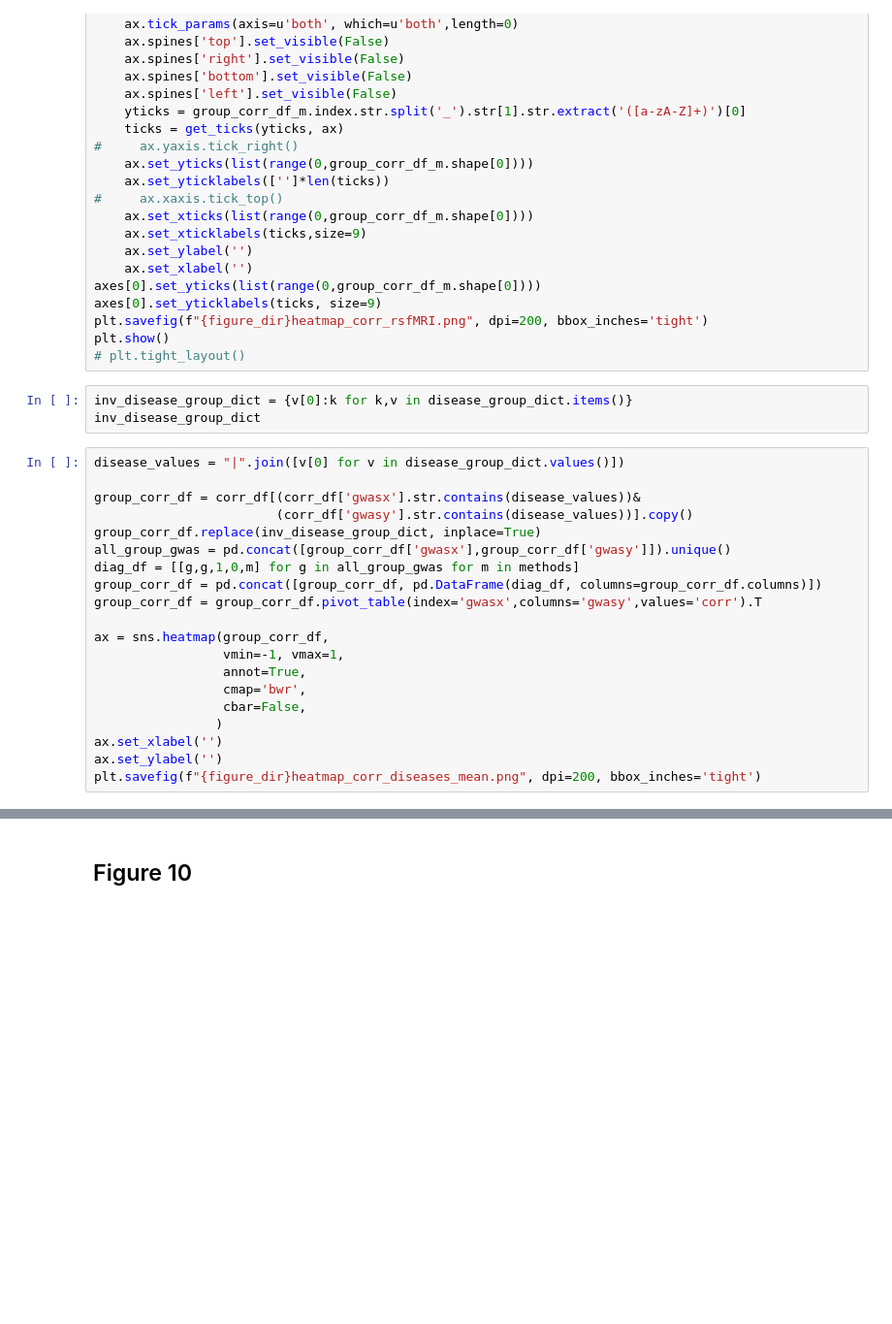
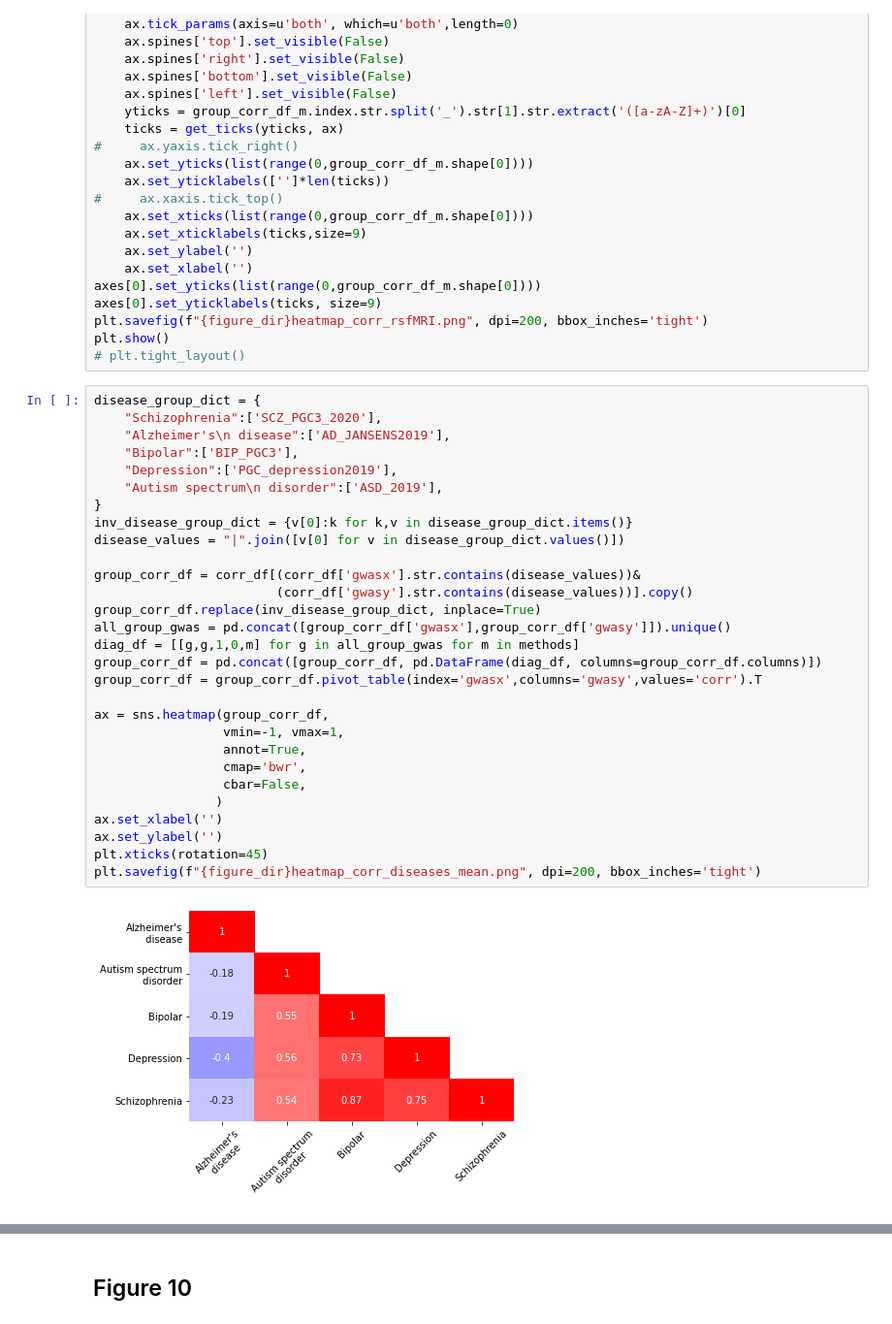
Before and after one commit to erwinerdem/STEAP, a Jupyter notebook: notebooks/figures.ipynb, the cells around one changed output, grey strips where cells are left out. Shown: that part at 97% size. Drawn from its saved outputs; the diff is of its cells as text; blank space fills up the shorter version.

```diff
--- a/notebooks/figures.ipynb
+++ b/notebooks/figures.ipynb
@@ -1118,26 +1112,34 @@ axes[0].set_yticklabels(ticks, size=9)
 plt.savefig(f"{figure_dir}heatmap_corr_rsfMRI.png", dpi=200, bbox_inches='tight')
 plt.show()
 # plt.tight_layout()
-# %%
-inv_disease_group_dict = {v[0]:k for k,v in disease_group_dict.items()}
-inv_disease_group_dict
 # %%
+disease_group_dict = {
+    "Schizophrenia":['SCZ_PGC3_2020'],
+    "Alzheimer's\n disease":['AD_JANSENS2019'],
+    "Bipolar":['BIP_PGC3'],
+    "Depression":['PGC_depression2019'],
+    "Autism spectrum\n disorder":['ASD_2019'],
+}
+inv_disease_group_dict = {v[0]:k for k,v in disease_group_dict.items()}
 disease_values = "|".join([v[0] for v in disease_group_dict.values()])
 
 group_corr_df = corr_df[(corr_df['gwasx'].str.contains(disease_values))&
                         (corr_df['gwasy'].str.contains(disease_values))].copy()
 group_corr_df.replace(inv_disease_group_dict, inplace=True)
 all_group_gwas = pd.concat([group_corr_df['gwasx'],group_corr_df['gwasy']]).unique()
 diag_df = [[g,g,1,0,m] for g in all_group_gwas for m in methods]
 group_corr_df = pd.concat([group_corr_df, pd.DataFrame(diag_df, columns=group_corr_df.columns)])
 group_corr_df = group_corr_df.pivot_table(index='gwasx',columns='gwasy',values='corr').T
 
 ax = sns.heatmap(group_corr_df,
                  vmin=-1, vmax=1,
                  annot=True,
                  cmap='bwr',
                  cbar=False,
                 )
 ax.set_xlabel('')
 ax.set_ylabel('')
+plt.xticks(rotation=45)
 plt.savefig(f"{figure_dir}heatmap_corr_diseases_mean.png", dpi=200, bbox_inches='tight')
+# %% [output]
+[figure, added]
```
Also changed, not shown: parts of 6 cells of this notebook, 7 other files.
